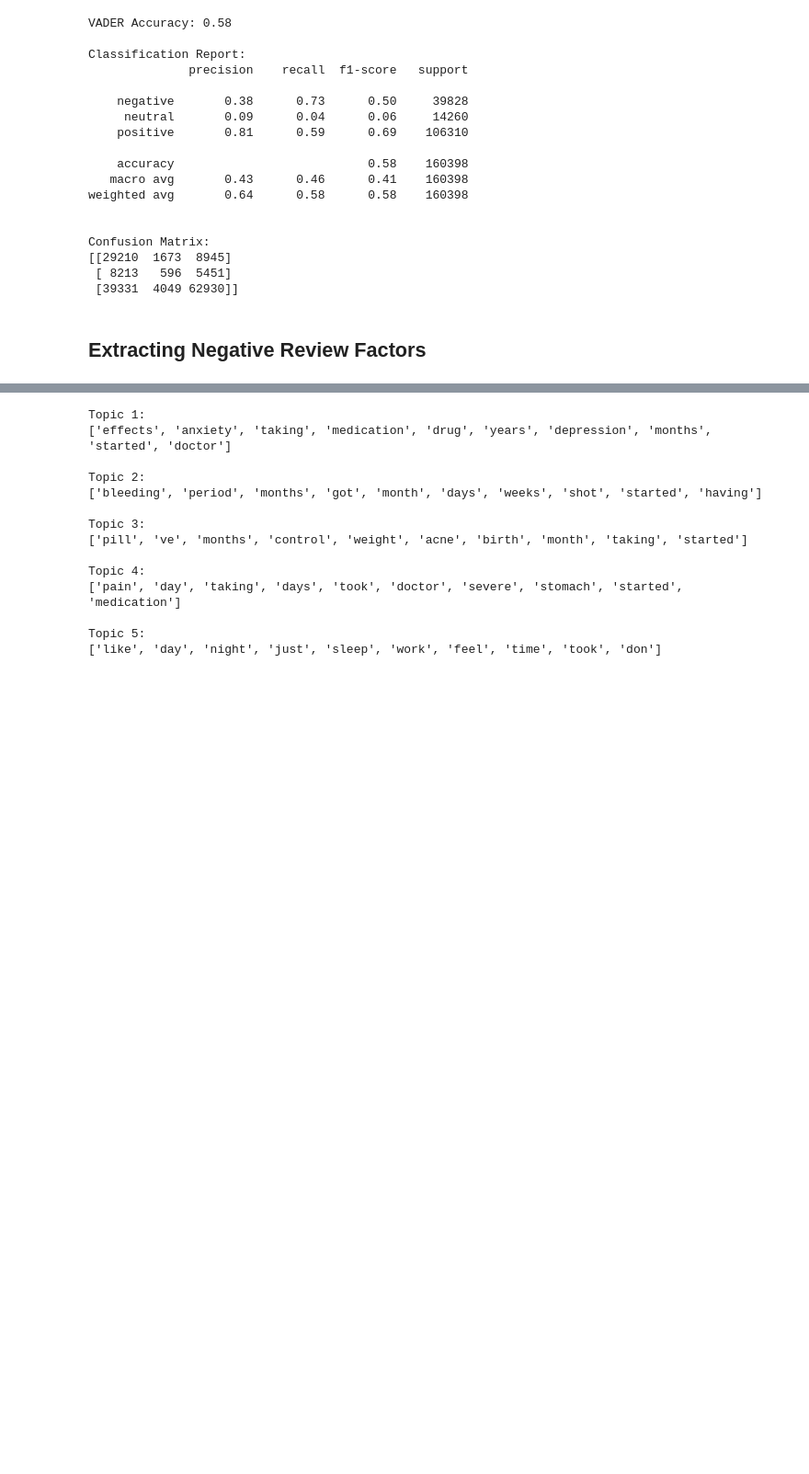
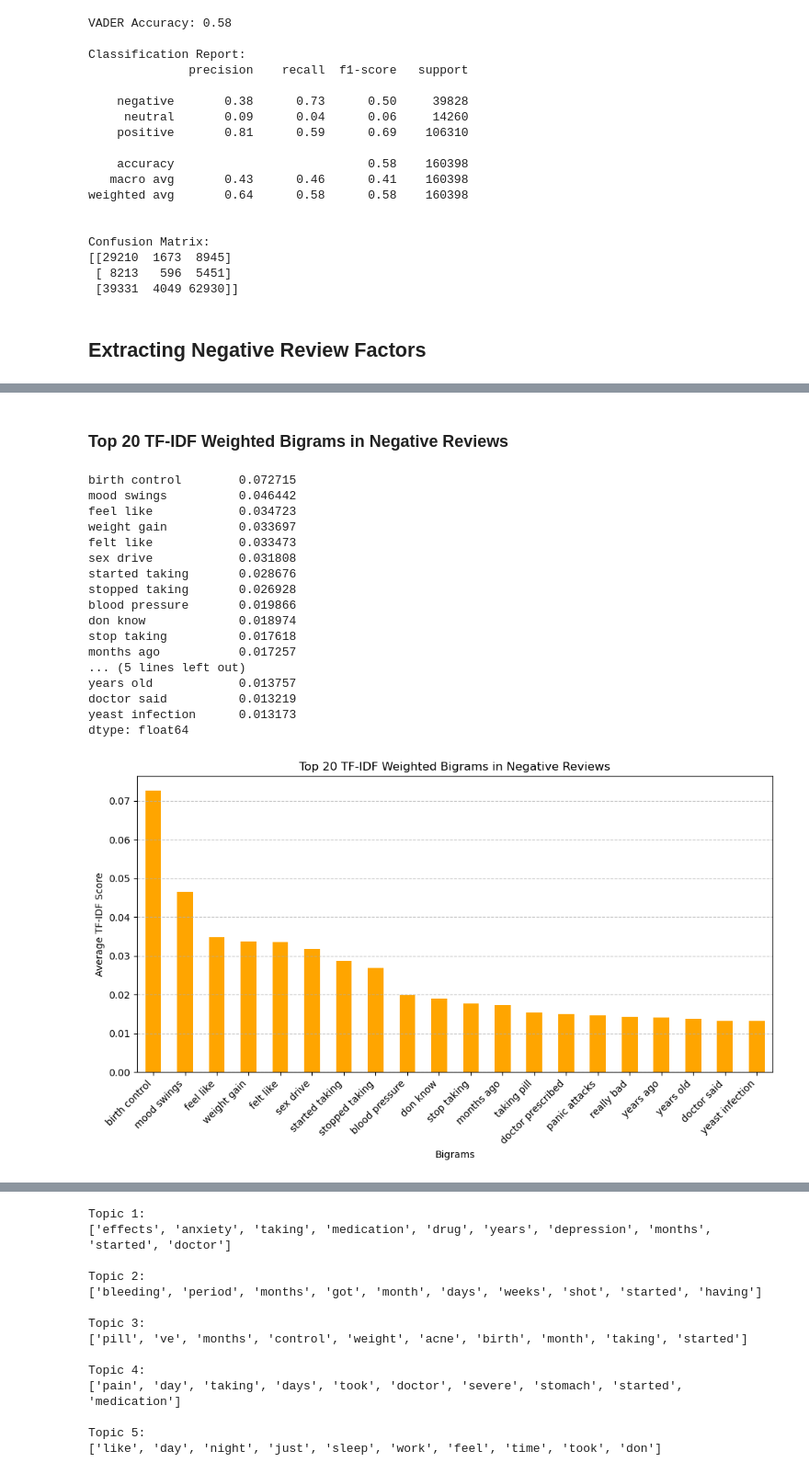
Before and after one commit to afreenjun/Social-Media-Comp-Project, a Jupyter notebook: SMC Project.ipynb, the cells around one changed output, grey strips where cells are left out. Shown at 92% size. Saved outputs shown, nothing was run; the diff lists cells and outputs as text; code cells hidden in the pictures; blank space fills up the shorter version.

```diff
--- a/SMC Project.ipynb
+++ b/SMC Project.ipynb
@@ -481,0 +567,51 @@ dtype: float64
+# %% [markdown]
+### Top 20 TF-IDF Weighted Bigrams in Negative Reviews
+# %%
+from sklearn.feature_extraction.text import TfidfVectorizer
+
+# Initialize Bigram TF-IDF Vectorizer
+bigram_tfidf_vectorizer = TfidfVectorizer(ngram_range=(2, 2), stop_words='english', max_features=20)
+
+# Fit and transform
+X_bigrams_tfidf = bigram_tfidf_vectorizer.fit_transform(negative_reviews['review_cleaned'])
+
+# Convert to DataFrame
+bigram_tfidf_df = pd.DataFrame(X_bigrams_tfidf.toarray(), columns=bigram_tfidf_vectorizer.get_feature_names_out())
+
+# Calculate average TF-IDF score for each bigram
+top_bigrams_tfidf = bigram_tfidf_df.mean().sort_values(ascending=False)
+
+# Display top 20 bigrams by TF-IDF weight
+print(top_bigrams_tfidf)
+
+# Plot
+import matplotlib.pyplot as plt
+
+plt.figure(figsize=(10, 6))
+top_bigrams_tfidf.plot(kind='bar', color='orange')
+plt.title('Top 20 TF-IDF Weighted Bigrams in Negative Reviews')
+plt.xlabel('Bigrams')
+plt.ylabel('Average TF-IDF Score')
+plt.xticks(rotation=45, ha='right')
+plt.grid(axis='y', linestyle='--', alpha=0.7)
+plt.tight_layout()
+plt.show()
+# %% [output]
+birth control        0.072715
+mood swings          0.046442
+feel like            0.034723
+weight gain          0.033697
+felt like            0.033473
+sex drive            0.031808
+started taking       0.028676
+stopped taking       0.026928
+blood pressure       0.019866
+don know             0.018974
+stop taking          0.017618
+months ago           0.017257
+... (5 lines left out)
+years old            0.013757
+doctor said          0.013219
+yeast infection      0.013173
+dtype: float64
+[figure, added]
```
Also changed, not shown: parts of 17 cells of this notebook.
